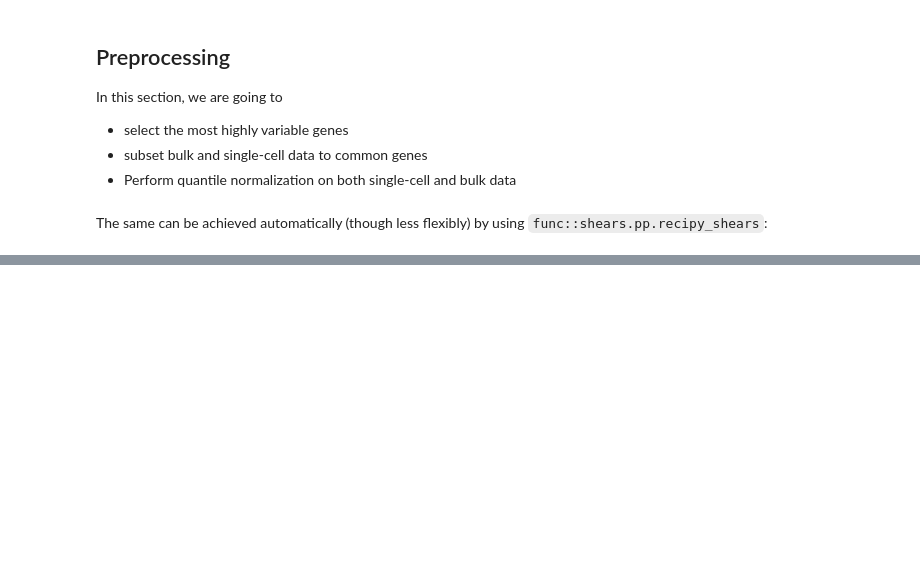
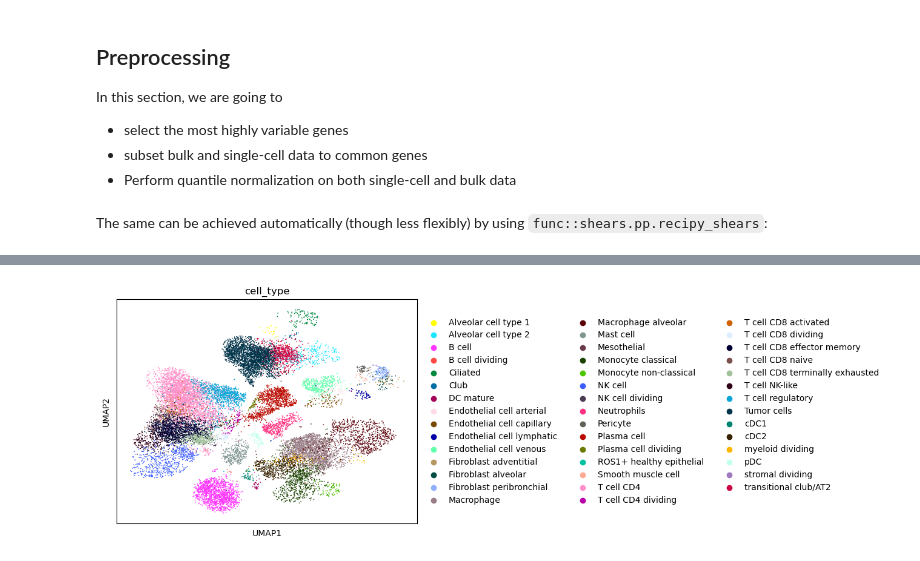
Before and after one commit to vjmarteau/shears, a Jupyter notebook: docs/notebooks/tutorial.ipynb, the cells around one changed output, grey strips where cells are left out. Cells and saved outputs as stored; diff of their text form; code cells hidden in the pictures; blank space fills up the shorter version.

```diff
--- a/docs/notebooks/tutorial.ipynb
+++ b/docs/notebooks/tutorial.ipynb
@@ -57,0 +65,4 @@ adata_sc, adata_tcga = sh.pp.recipe_shears(adata_sc_bk, adata_tcga_bk)
+# %%
+sc.pl.umap(adata_sc, color=["cell_type"])
+# %% [output]
+[figure, added]
```
Also changed, not shown: parts of 10 cells of this notebook, 3 other files.
